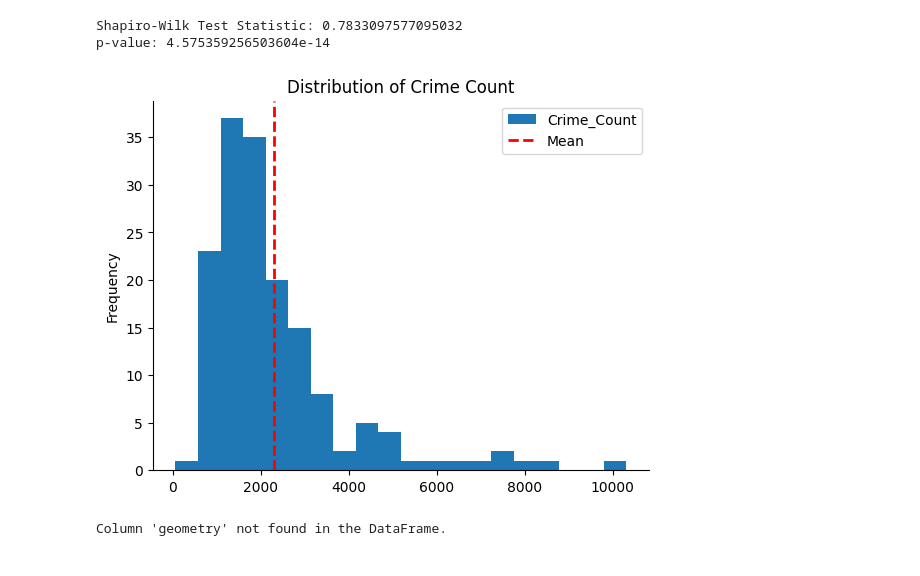
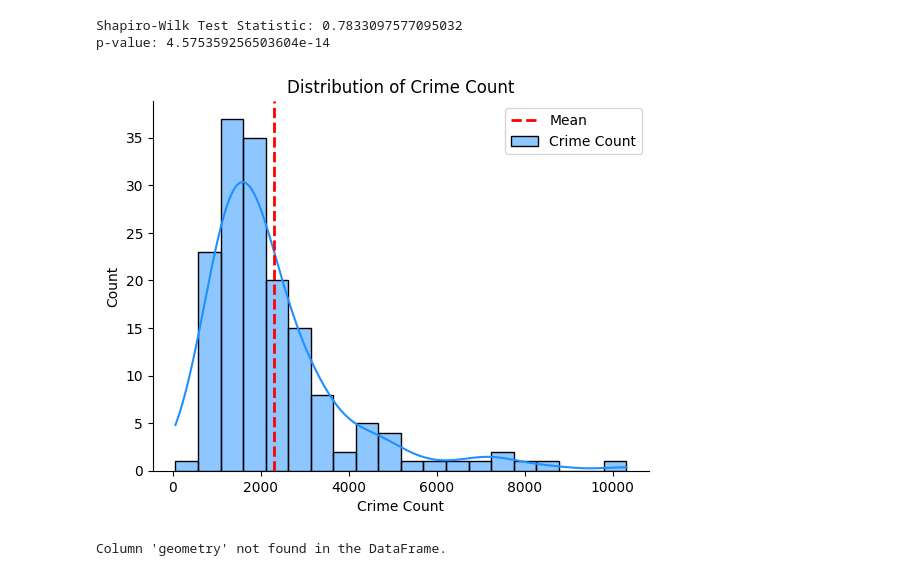
Before and after one commit to rentruong/ENGO645_TorontoCrimeAnalysis, a Jupyter notebook: TorontoCrimeSpatialAutocorrelation.ipynb, the cells around one changed output. Cells and saved outputs as stored; diff of their text form; code cells hidden in the pictures.

```diff
--- a/TorontoCrimeSpatialAutocorrelation.ipynb
+++ b/TorontoCrimeSpatialAutocorrelation.ipynb
@@ -94,17 +95,19 @@ Shapiro-Wilk Test Statistic: 0.7833097577095032
 p-value: 4.575359256503604e-14
 # %%
 # Plot the Crime Count Histogram
-neighbourhood_counts['Crime_Count'].plot(kind='hist', bins=20, title='Distribution of Crime Count')
+sns.histplot(neighbourhood_counts['Crime_Count'], bins=20, kde=True, color='dodgerblue', edgecolor='black', label='Crime Count')
 plt.gca().spines[['top', 'right']].set_visible(False)
 
 # Add a red line at the mean
 plt.axvline(neighbourhood_counts['Crime_Count'].mean(), color='red', linestyle='dashed', linewidth=2, label='Mean')
 
 # Show the plot
+plt.title('Distribution of Crime Count')
+plt.xlabel('Crime Count')
 plt.legend()
 plt.show()
 # %% [output]
-[figure, old version]
+[figure, new version]
 # %%
 # Load and read the Neighbourhood file
 neighbourhood_file = os.path.join(folder_path, "Neighbourhood_Cleaned_Normalized.csv")
```
Also changed, not shown: parts of 2 cells of this notebook.
